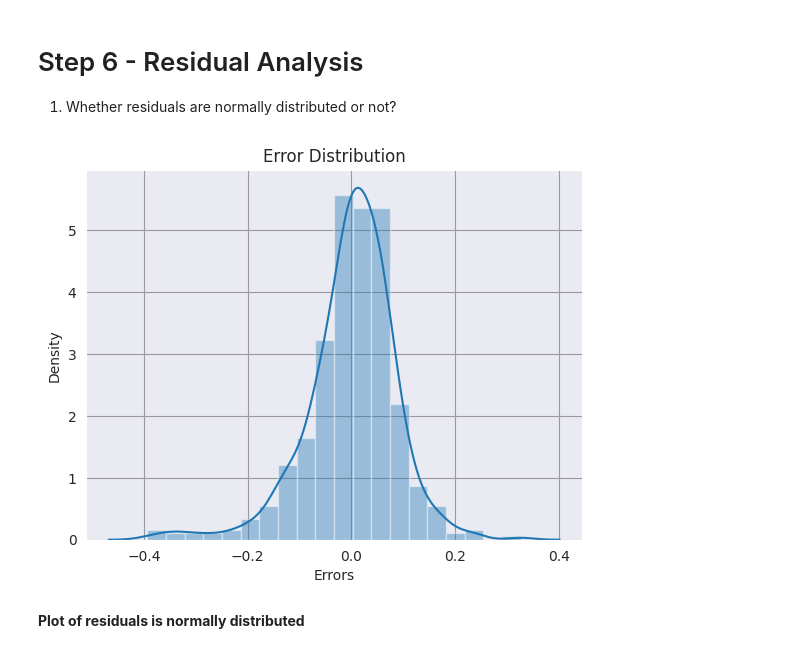
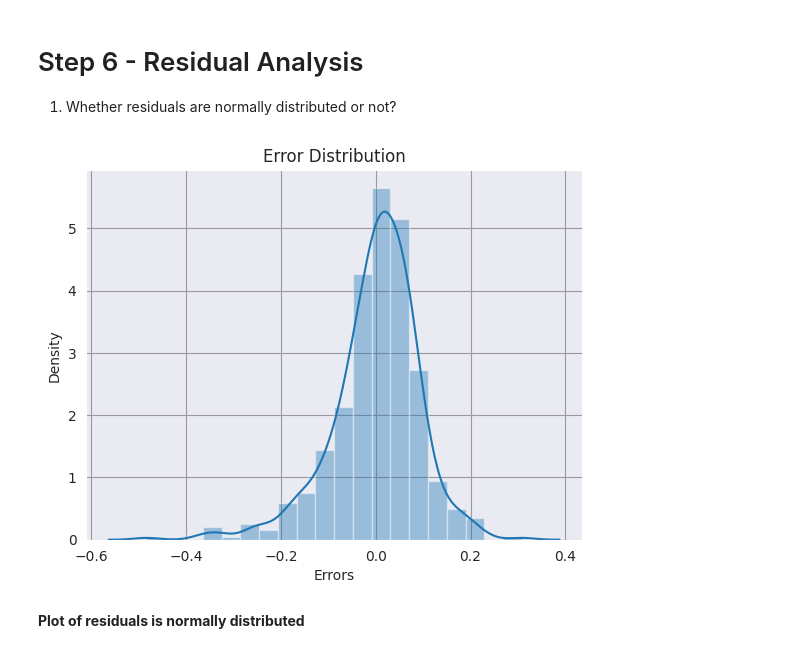
Before and after one commit to Nidhi-Mantri/MLR_Bike_Assignment, a Jupyter notebook: MLR_Bike_Assignment.ipynb, the cells around one changed output. Cells and saved outputs as stored; diff of their text form; code cells hidden in the pictures.

```diff
--- a/MLR_Bike_Assignment.ipynb
+++ b/MLR_Bike_Assignment.ipynb
@@ -748,0 +895,4 @@ Notes:
+# %%
+X_train_final = X_train_new.drop(["light_precipitation", "misty"], axis=1)
+lm = sm.OLS(y_train, X_train_final).fit()
+print(lm.summary())
@@ -752,14 +920,14 @@ Notes:
 1. Whether residuals are normally distributed or not?
 # %%
 # make prediction on train set
-y_train_pred = lm.predict(X_train_new)
+y_train_pred = lm.predict(X_train_final)
 
 sns.distplot(y_train - y_train_pred, bins=20, )
 plt.xlabel("Errors")
 plt.title("Error Distribution")
 plt.show()
 # %% [output]
-[figure, old version]
+[figure, new version]
 # %% [markdown]
 **Plot of residuals is normally distributed**
 # %%
```
Also changed, not shown: parts of 24 cells of this notebook.
